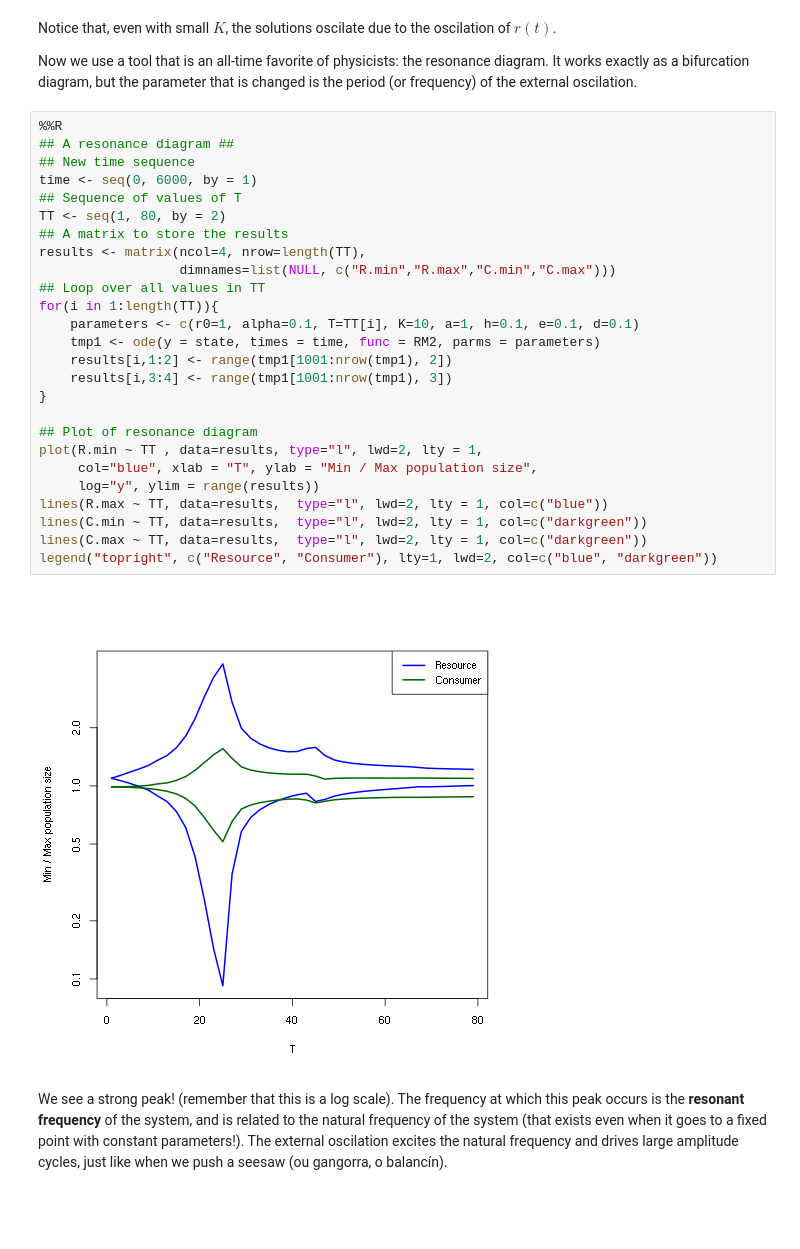
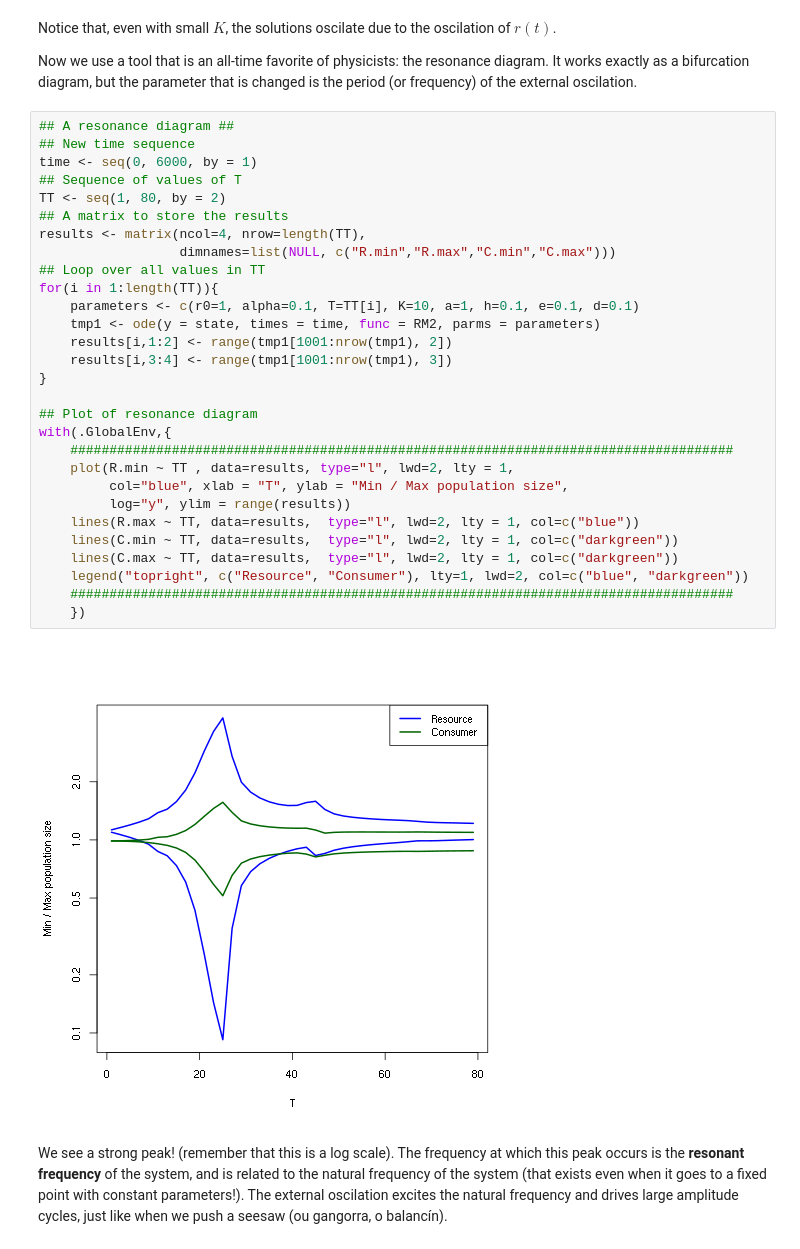
Before and after one commit to diogro/ode_examples, a Jupyter notebook: Qualitative analysis and Bifurcation diagram Tutorial - R.ipynb, the cells around one changed output. Drawn from its saved outputs; the diff is of its cells as text; blank space fills up the shorter version.

```diff
--- a/Qualitative analysis and Bifurcation diagram Tutorial - R.ipynb
+++ b/Qualitative analysis and Bifurcation diagram Tutorial - R.ipynb
@@ -259,33 +281,36 @@ Notice that, even with small $K$, the solutions oscilate due to the oscilation o
 
 Now we use a tool that is an all-time favorite of physicists: the resonance diagram. It works exactly as a bifurcation diagram, but the parameter that is changed is the period (or frequency) of the external oscilation.
 # %%
-%%R
 ## A resonance diagram ##
 ## New time sequence
 time <- seq(0, 6000, by = 1)
 ## Sequence of values of T
 TT <- seq(1, 80, by = 2)
 ## A matrix to store the results
 results <- matrix(ncol=4, nrow=length(TT),
                   dimnames=list(NULL, c("R.min","R.max","C.min","C.max")))
 ## Loop over all values in TT
 for(i in 1:length(TT)){
     parameters <- c(r0=1, alpha=0.1, T=TT[i], K=10, a=1, h=0.1, e=0.1, d=0.1)
     tmp1 <- ode(y = state, times = time, func = RM2, parms = parameters)
     results[i,1:2] <- range(tmp1[1001:nrow(tmp1), 2])
     results[i,3:4] <- range(tmp1[1001:nrow(tmp1), 3])
 }
 
 ## Plot of resonance diagram
-plot(R.min ~ TT , data=results, type="l", lwd=2, lty = 1,
-     col="blue", xlab = "T", ylab = "Min / Max population size",
-     log="y", ylim = range(results))
-lines(R.max ~ TT, data=results,  type="l", lwd=2, lty = 1, col=c("blue"))
-lines(C.min ~ TT, data=results,  type="l", lwd=2, lty = 1, col=c("darkgreen"))
-lines(C.max ~ TT, data=results,  type="l", lwd=2, lty = 1, col=c("darkgreen"))
-legend("topright", c("Resource", "Consumer"), lty=1, lwd=2, col=c("blue", "darkgreen"))
+with(.GlobalEnv,{
+    #####################################################################################
+    plot(R.min ~ TT , data=results, type="l", lwd=2, lty = 1,
+         col="blue", xlab = "T", ylab = "Min / Max population size",
+         log="y", ylim = range(results))
+    lines(R.max ~ TT, data=results,  type="l", lwd=2, lty = 1, col=c("blue"))
+    lines(C.min ~ TT, data=results,  type="l", lwd=2, lty = 1, col=c("darkgreen"))
+    lines(C.max ~ TT, data=results,  type="l", lwd=2, lty = 1, col=c("darkgreen"))
+    legend("topright", c("Resource", "Consumer"), lty=1, lwd=2, col=c("blue", "darkgreen"))
+    #####################################################################################
+    })
 # %% [output]
-[figure, old version]
+[figure, new version]
 # %% [markdown]
 We see a strong peak! (remember that this is a log scale). The frequency at which this peak occurs is the **resonant frequency** of the system, and is related to the natural frequency of the system (that exists even when it goes to a fixed point with constant parameters!). The external oscilation excites the natural frequency and drives large amplitude cycles, just like when we push a seesaw (ou gangorra, o balancín).
 # %% [markdown]
```
Also changed, not shown: parts of 9 cells of this notebook, 2 other files.
